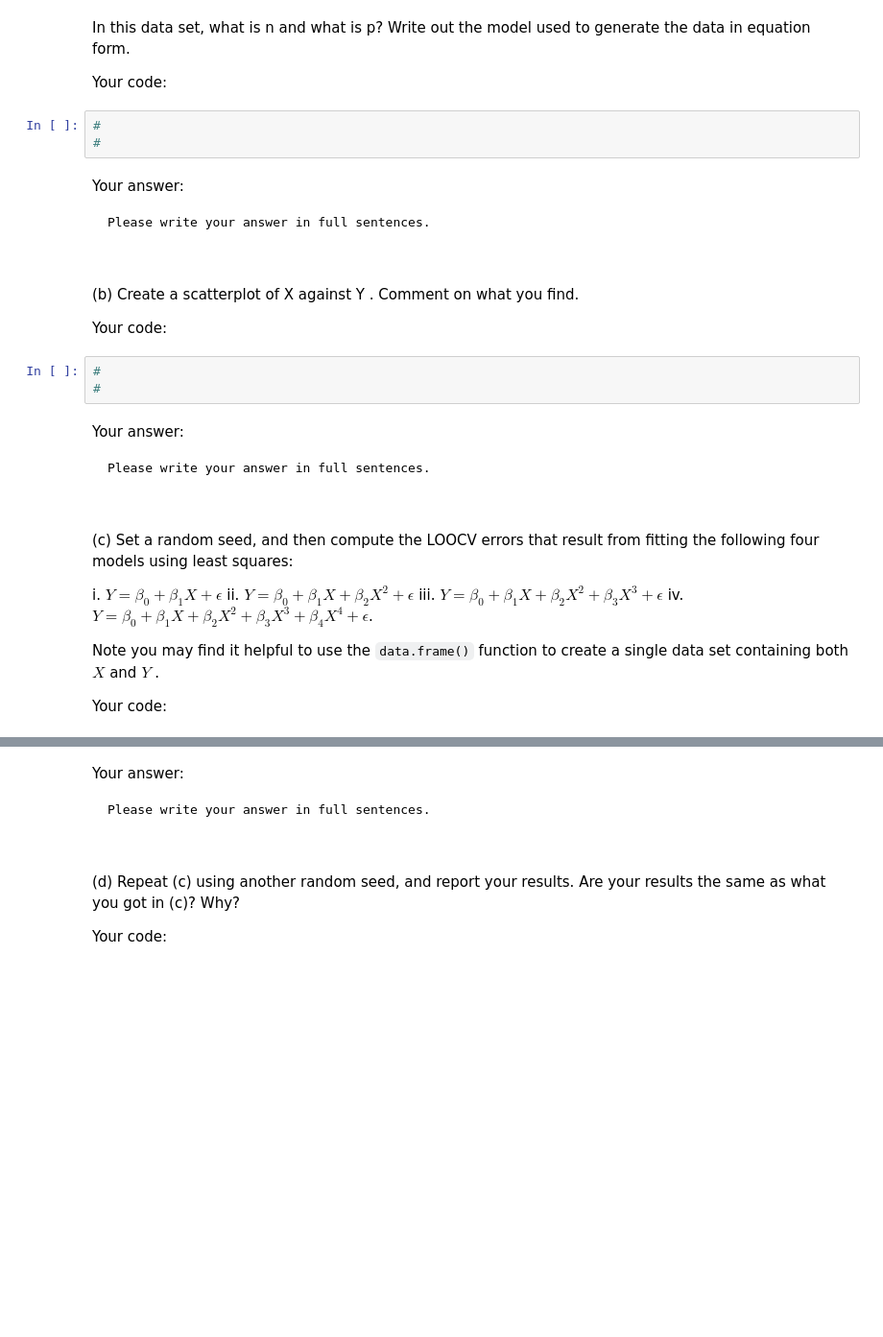
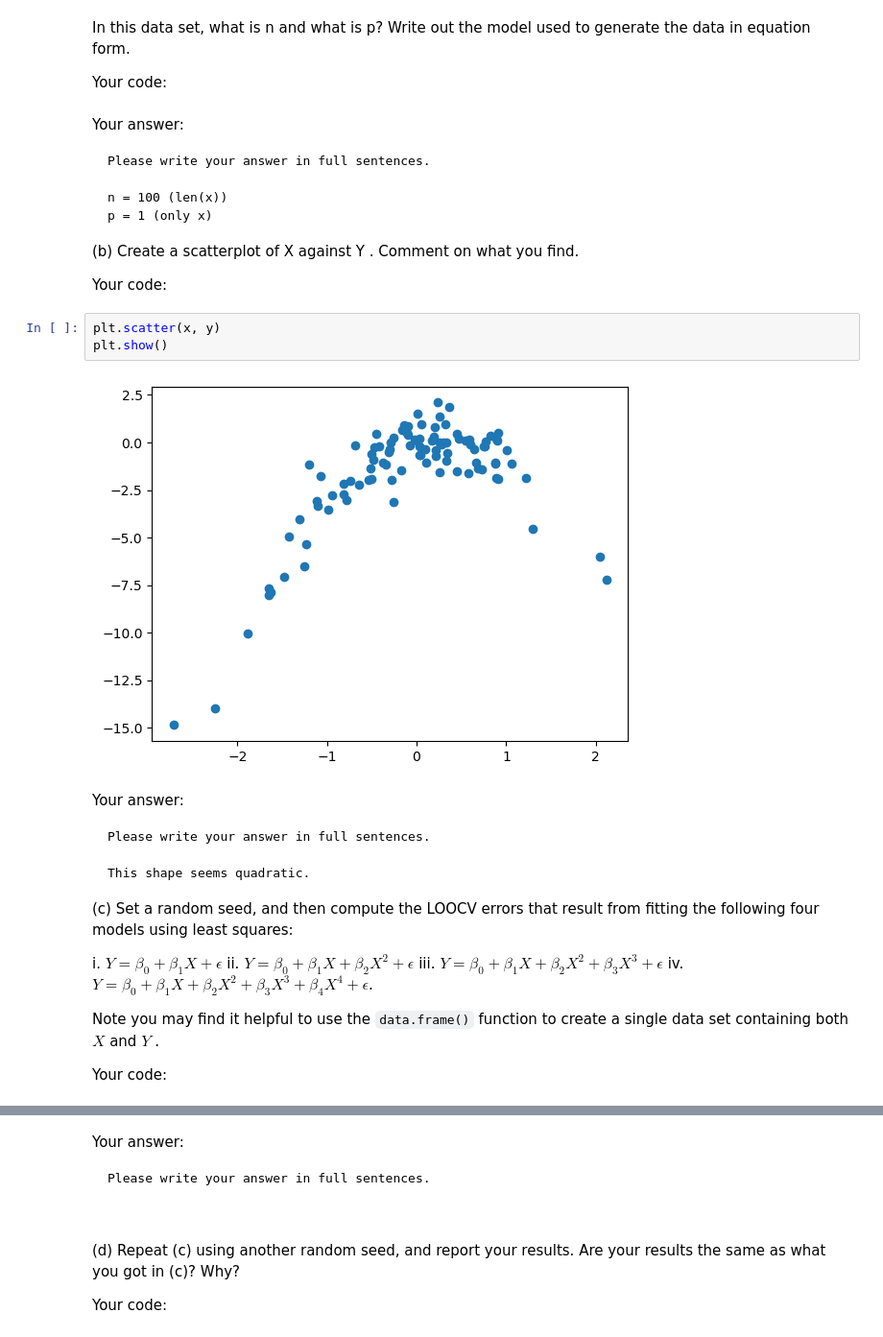
Before and after one commit to BU-MSSP-Classroom/MA679_Spring2024_02_resampling-yu99t, a Jupyter notebook: Ch05_Resampling_Python.ipynb, the cells around one changed output, grey strips where cells are left out. Shown at 96% size. Cells and saved outputs as stored; diff of their text form; blank space fills up the shorter version.

```diff
--- a/Ch05_Resampling_Python.ipynb
+++ b/Ch05_Resampling_Python.ipynb
@@ -297,16 +324,14 @@ used to generate the data in equation form.
 
 
 Your code:
-# %%
-#
-#
 # %% [markdown]
 Your answer:
 
 ~~~
 Please write your answer in full sentences.
 
-
+n = 100 (len(x))
+p = 1 (only x)
 ~~~
 
 
@@ -315,15 +340,17 @@ Please write your answer in full sentences.
 
 Your code:
 # %%
-#
-#
+plt.scatter(x, y)
+plt.show()
+# %% [output]
+[figure, added]
 # %% [markdown]
 Your answer:
 
 ~~~
 Please write your answer in full sentences.
 
-
+This shape seems quadratic.
 ~~~
 
 (c) Set a random seed, and then compute the LOOCV errors that result from fitting the following four models using least squares:
```
Also changed, not shown: parts of 52 cells of this notebook.
